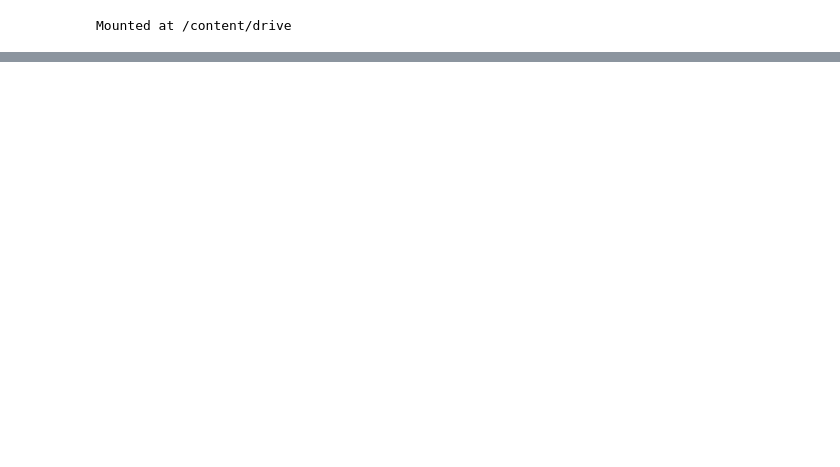
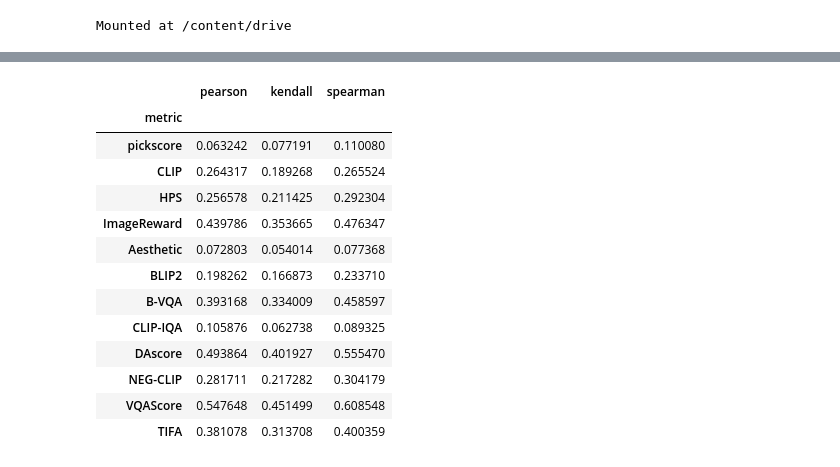
Before and after one commit to amirkasaei/carinox, a Jupyter notebook: Compositional_Metric_Evaluation.ipynb, the cells around one changed output, grey strips where cells are left out. Drawn from its saved outputs; the diff is of its cells as text; code cells hidden in the pictures; blank space fills up the shorter version.

```diff
--- a/Compositional_Metric_Evaluation.ipynb
+++ b/Compositional_Metric_Evaluation.ipynb
@@ -791,0 +1637,3 @@ human_score_1.head()
+# %%
+scores = ['pickscore', 'CLIP', 'HPS', 'ImageReward', 'Aesthetic', 'BLIP2',
+       'B-VQA', 'CLIP-IQA', 'DAscore', 'NEG-CLIP', 'VQAScore', 'TIFA']
@@ -791,0 +1655,34 @@ human_score_1.head()
+# %%
+da_categories = ['color', 'shape', 'texture', '2d-spatial relationship', 'non-spatial relationship', 'complex']
+# %%
+def get_correlation(df_scores):
+  corr_results = {'metric': [], 'pearson': [], 'kendall': [], 'spearman': []}
+  p_results = {'metric': [], 'pearson_p': [], 'kendall_p': [], 'spearman_p': []}
+
+  for s in scores:
+    if s=='DAscore' and (df_scores['category'].isin(da_categories) == True).eq(False).any(): # All prompt set is not available
+      tau, kendall_p_value = float("nan"), float("nan")
+      corr_coef, pearson_p_value = float("nan"), float("nan")
+      rho, spearman_p_value = float("nan"), float("nan")
+    else:
+      tau, kendall_p_value = kendalltau(df_scores['score'], df_scores[s])
+      corr_coef, pearson_p_value = pearsonr(df_scores['score'], df_scores[s])
+      rho, spearman_p_value = spearmanr(df_scores['score'], df_scores[s])
+
+    corr_results['metric'].append(s)
+    corr_results['pearson'].append(corr_coef)
+    corr_results['kendall'].append(tau)
+    corr_results['spearman'].append(rho)
+
+    p_results['metric'].append(s)
+    p_results['pearson_p'].append(pearson_p_value)
+    p_results['kendall_p'].append(kendall_p_value)
+    p_results['spearman_p'].append(spearman_p_value)
+
+  correlation_df = pd.DataFrame(corr_results)
+  correlation_df.set_index('metric', inplace=True)
+
+  p_df = pd.DataFrame(p_results)
+  p_df.set_index('metric', inplace=True)
+
+  return correlation_df, p_df
@@ -791,0 +1692,19 @@ human_score_1.head()
+# %%
+correlation_df, p_df = get_correlation(df_scores.loc[df_scores['category'].isin(da_categories)])
+# %%
+correlation_df
+# %% [output]
+|  | pearson | kendall | spearman |
+| metric |  |  |  |
+| pickscore | 0.063242 | 0.077191 | 0.110080 |
+| CLIP | 0.264317 | 0.189268 | 0.265524 |
+| HPS | 0.256578 | 0.211425 | 0.292304 |
+| ImageReward | 0.439786 | 0.353665 | 0.476347 |
+| Aesthetic | 0.072803 | 0.054014 | 0.077368 |
+| BLIP2 | 0.198262 | 0.166873 | 0.233710 |
+| B-VQA | 0.393168 | 0.334009 | 0.458597 |
+| CLIP-IQA | 0.105876 | 0.062738 | 0.089325 |
+| DAscore | 0.493864 | 0.401927 | 0.555470 |
+| NEG-CLIP | 0.281711 | 0.217282 | 0.304179 |
+| VQAScore | 0.547648 | 0.451499 | 0.608548 |
+| TIFA | 0.381078 | 0.313708 | 0.400359 |
```
Also changed, not shown: parts of 109 cells of this notebook.
